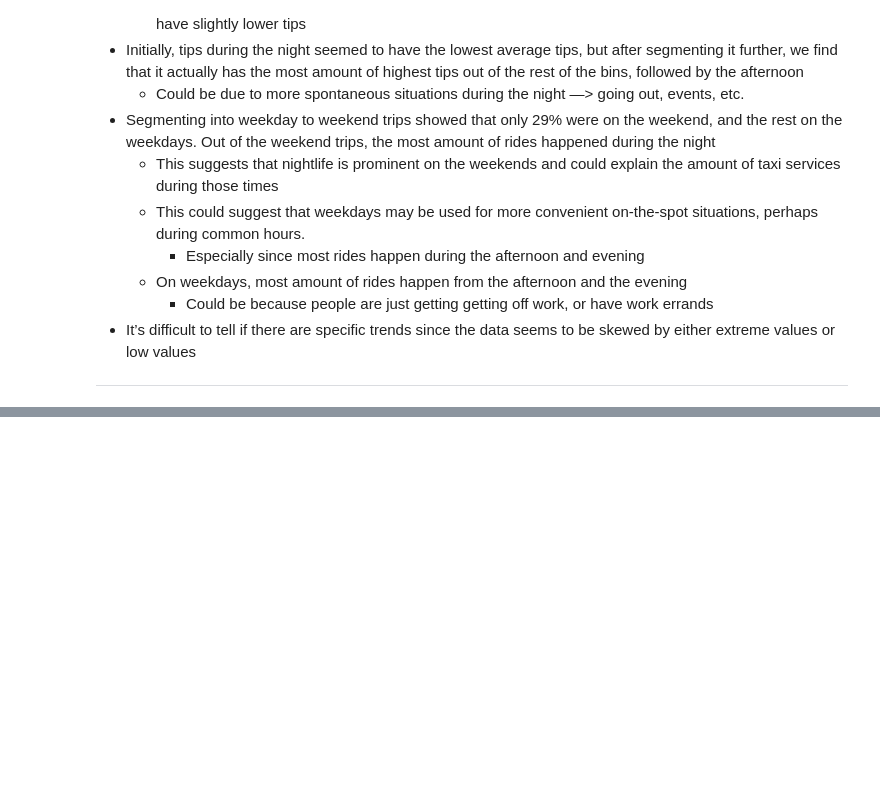
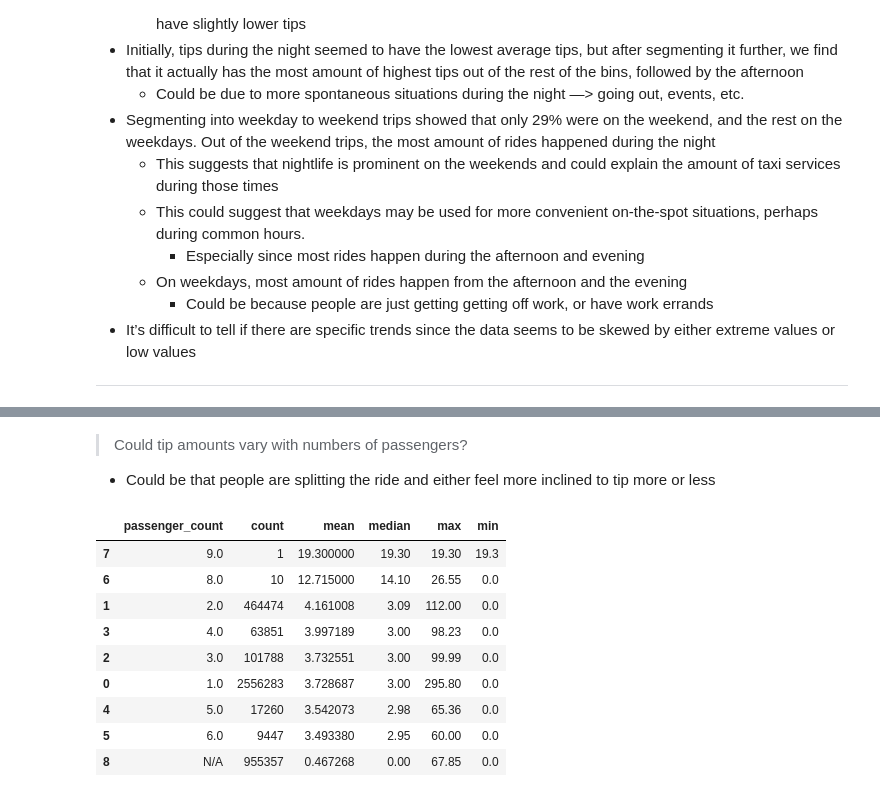
Before and after one commit to jjen1/nyc-taxis-trends, a Jupyter notebook: notebooks/yellow_taxis_eda.ipynb, the cells around one changed output, grey strips where cells are left out. Cells and saved outputs as stored; diff of their text form; code cells hidden in the pictures; blank space fills up the shorter version.

```diff
--- a/notebooks/yellow_taxis_eda.ipynb
+++ b/notebooks/yellow_taxis_eda.ipynb
@@ -1872,0 +1912,16 @@ merged_tips.reindex(columns=['trip_duration', 'trip_distance'] + [c for c in mer
+# %% [markdown]
+> Could tip amounts vary with numbers of passengers?
+* Could be that people are splitting the ride and either feel more inclined to tip more or less
+# %%
+merged_tips.groupby('passenger_count')['tip_amount'].agg(['count', 'mean', 'median', 'max', 'min']).reset_index().sort_values(by='mean', ascending=False)
+# %% [output]
+|  | passenger_count | count | mean | median | max | min |
+| 7 | 9.0 | 1 | 19.300000 | 19.30 | 19.30 | 19.3 |
+| 6 | 8.0 | 10 | 12.715000 | 14.10 | 26.55 | 0.0 |
+| 1 | 2.0 | 464474 | 4.161008 | 3.09 | 112.00 | 0.0 |
+| 3 | 4.0 | 63851 | 3.997189 | 3.00 | 98.23 | 0.0 |
+| 2 | 3.0 | 101788 | 3.732551 | 3.00 | 99.99 | 0.0 |
+| 0 | 1.0 | 2556283 | 3.728687 | 3.00 | 295.80 | 0.0 |
+| 4 | 5.0 | 17260 | 3.542073 | 2.98 | 65.36 | 0.0 |
+| 5 | 6.0 | 9447 | 3.493380 | 2.95 | 60.00 | 0.0 |
+| 8 | N/A | 955357 | 0.467268 | 0.00 | 67.85 | 0.0 |
```
Also changed, not shown: parts of 18 cells of this notebook.
